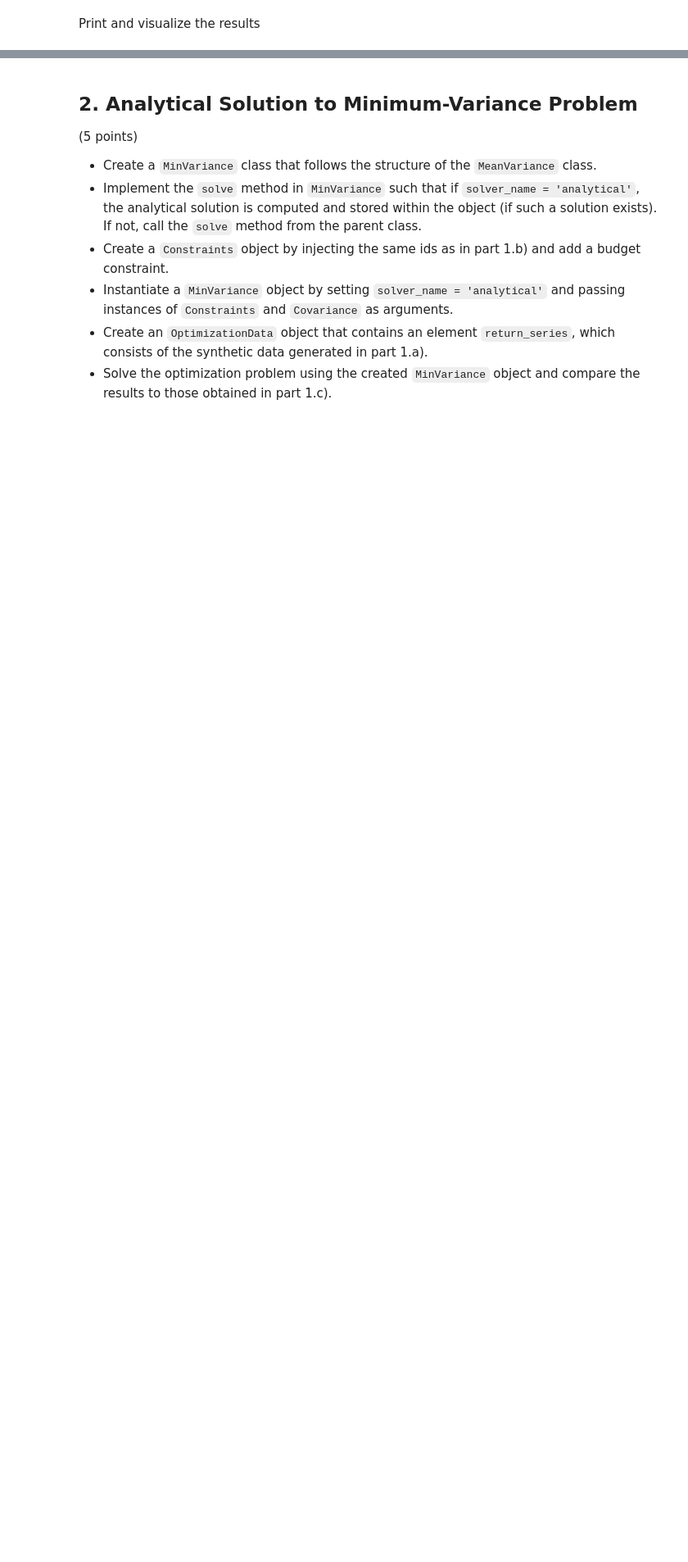
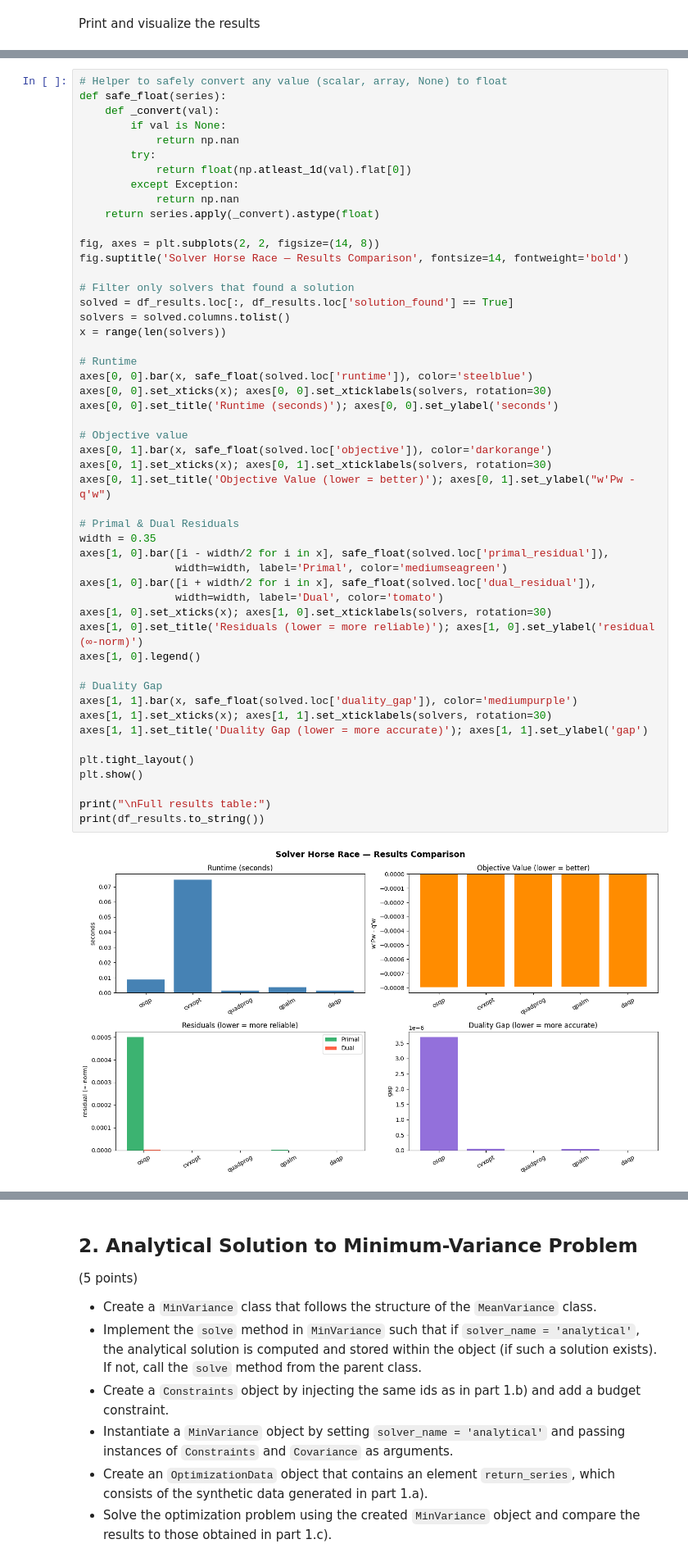
Before and after one commit to cbachela/qpmwp-course, a Jupyter notebook: assignments/assignment_1.ipynb, the cells around one changed output, grey strips where cells are left out. Shown at 82% size. Cells and saved outputs as stored; diff of their text form; blank space fills up the shorter version.

```diff
--- a/assignments/assignment_1.ipynb
+++ b/assignments/assignment_1.ipynb
@@ -248,0 +221,52 @@ Solver comparison table:
+# %%
+# Helper to safely convert any value (scalar, array, None) to float
+def safe_float(series):
+    def _convert(val):
+        if val is None:
+            return np.nan
+        try:
+            return float(np.atleast_1d(val).flat[0])
+        except Exception:
+            return np.nan
+    return series.apply(_convert).astype(float)
+
+fig, axes = plt.subplots(2, 2, figsize=(14, 8))
+fig.suptitle('Solver Horse Race — Results Comparison', fontsize=14, fontweight='bold')
+
+# Filter only solvers that found a solution
+solved = df_results.loc[:, df_results.loc['solution_found'] == True]
+solvers = solved.columns.tolist()
+x = range(len(solvers))
+
+# Runtime
+axes[0, 0].bar(x, safe_float(solved.loc['runtime']), color='steelblue')
+axes[0, 0].set_xticks(x); axes[0, 0].set_xticklabels(solvers, rotation=30)
+axes[0, 0].set_title('Runtime (seconds)'); axes[0, 0].set_ylabel('seconds')
+
+# Objective value
+axes[0, 1].bar(x, safe_float(solved.loc['objective']), color='darkorange')
+axes[0, 1].set_xticks(x); axes[0, 1].set_xticklabels(solvers, rotation=30)
+axes[0, 1].set_title('Objective Value (lower = better)'); axes[0, 1].set_ylabel("w'Pw - q'w")
+
+# Primal & Dual Residuals
+width = 0.35
+axes[1, 0].bar([i - width/2 for i in x], safe_float(solved.loc['primal_residual']),
+               width=width, label='Primal', color='mediumseagreen')
+axes[1, 0].bar([i + width/2 for i in x], safe_float(solved.loc['dual_residual']),
+               width=width, label='Dual', color='tomato')
+axes[1, 0].set_xticks(x); axes[1, 0].set_xticklabels(solvers, rotation=30)
+axes[1, 0].set_title('Residuals (lower = more reliable)'); axes[1, 0].set_ylabel('residual (∞-norm)')
+axes[1, 0].legend()
+
+# Duality Gap
+axes[1, 1].bar(x, safe_float(solved.loc['duality_gap']), color='mediumpurple')
+axes[1, 1].set_xticks(x); axes[1, 1].set_xticklabels(solvers, rotation=30)
+axes[1, 1].set_title('Duality Gap (lower = more accurate)'); axes[1, 1].set_ylabel('gap')
+
+plt.tight_layout()
+plt.show()
+
+print("\nFull results table:")
+print(df_results.to_string())
+# %% [output]
+[figure, added]
```
Also changed, not shown: parts of 9 cells of this notebook, 5 other files.
